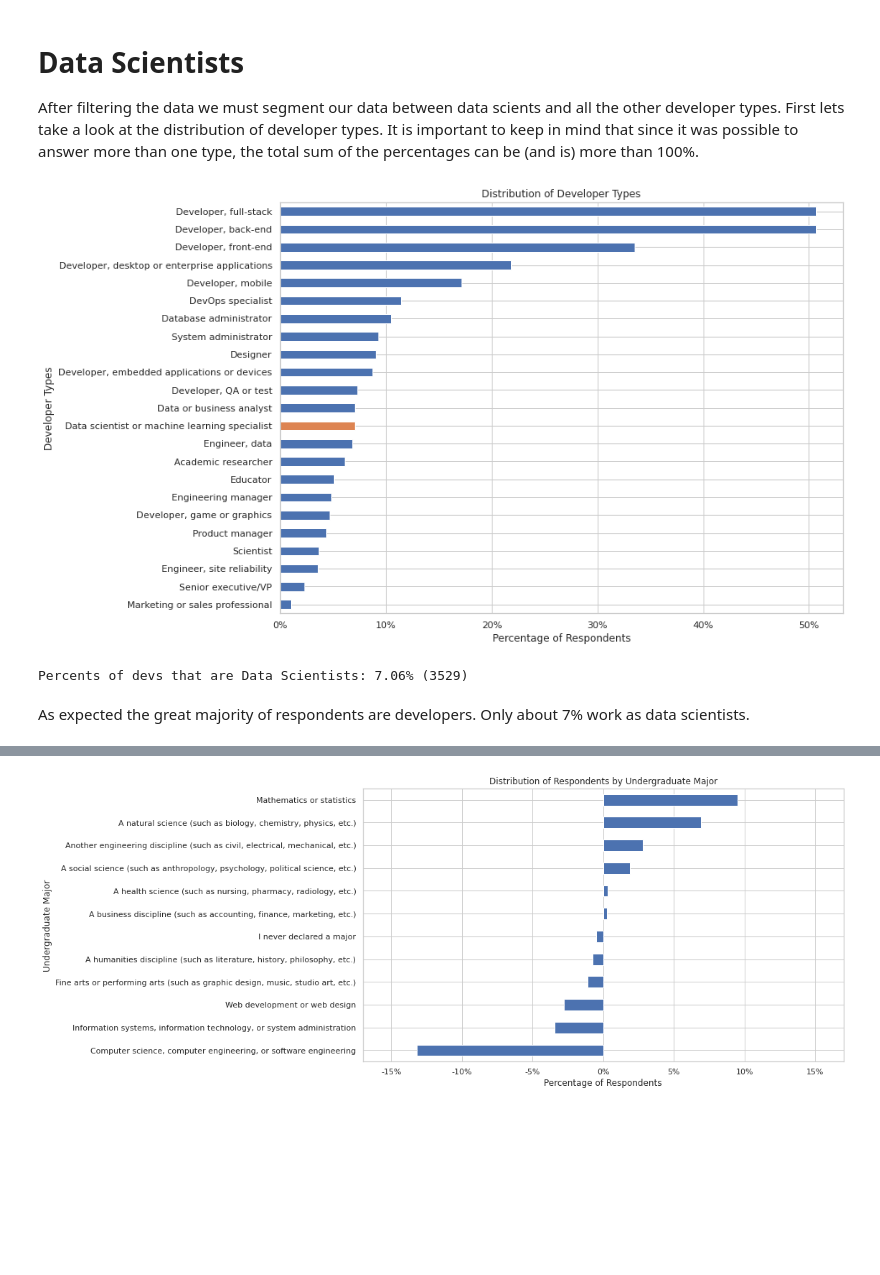
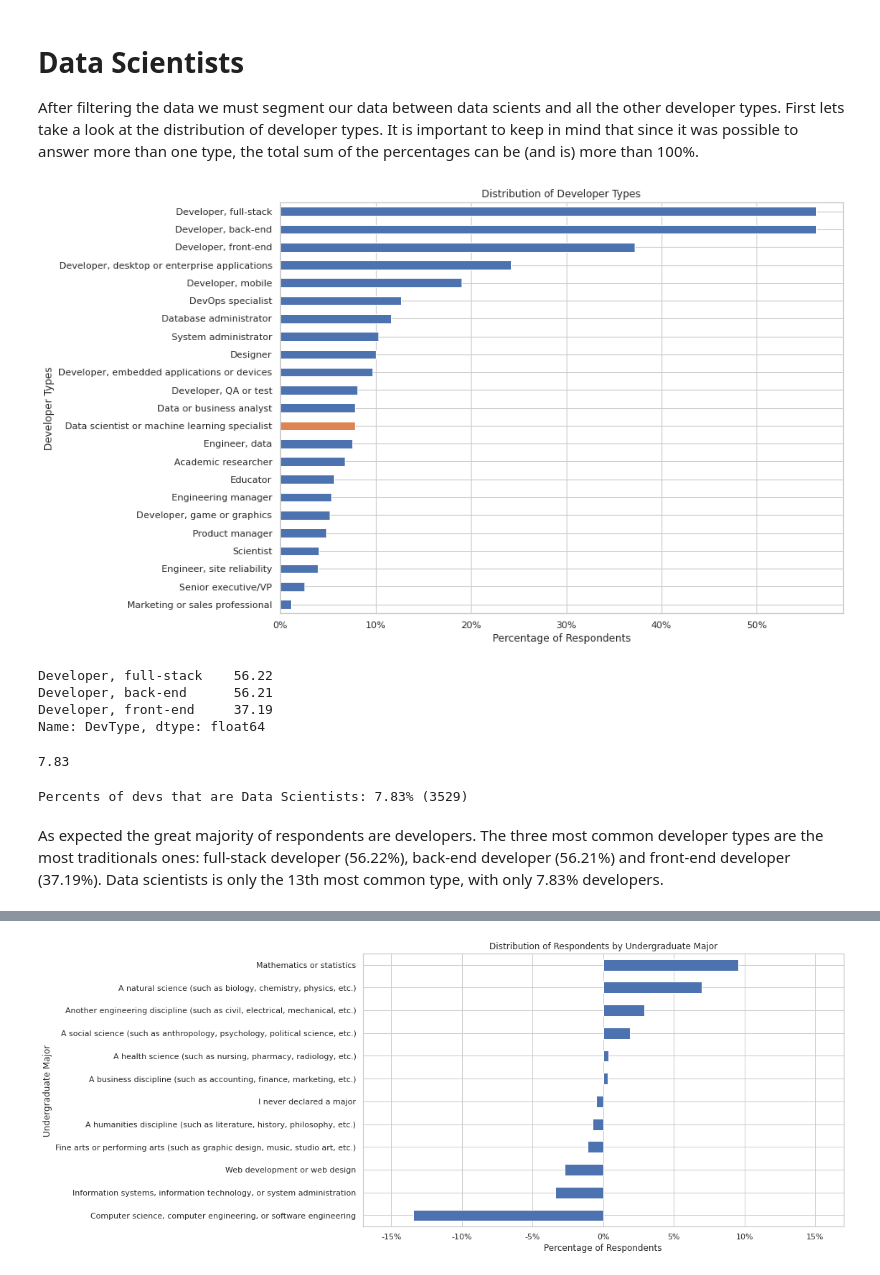
Before and after one commit to leofmr/stack_ds, a Jupyter notebook: DataScienceTechEdu.ipynb, the cells around one changed output, grey strips where cells are left out. Saved outputs shown, nothing was run; the diff lists cells and outputs as text; code cells hidden in the pictures; blank space fills up the shorter version.

```diff
--- a/DataScienceTechEdu.ipynb
+++ b/DataScienceTechEdu.ipynb
@@ -67,29 +67,55 @@ Percentual selecionado: 77.54%
 # Data Scientists
 
 After filtering the data we must segment our data between data scients and all the other developer types. First lets take a look at the distribution of developer types. It is important to keep in mind that since it was possible to answer more than one type, the total sum of the percentages can be (and is) more than 100%.
+# %%
+def compute_cat_dist(cat_data: pd.Series, multi: bool) -> pd.Series:
+    """Generate the distribution of valid responses in a categorical series. First,
+    missing data is removed and then we get the number of valid values.
+    If there is more than category per response we need to break the responses
+    and then reshape the data into a series with only one category per row.
+    Finally we compute the category counts and then divide it by the series size.
+    """
+
+    cat_data.dropna(inplace=True)
+    size = cat_data.shape[0]
+
+    if multi:
+        cat_data = cat_data.str.split(';').explode()
+
+    return cat_data.value_counts().div(size)
 # %%
-devtype_distr = df['DevType'].str.split(';').explode().dropna().value_counts().div(df.shape[0])
+devtype_distr = compute_cat_dist(df['DevType'], True)
 
 diff_index = 'Data scientist or machine learning specialist'
 palette = sns.color_palette()
 colors = [palette[1] if i == diff_index else palette[0] for i in devtype_distr.index]
 
 ax = devtype_distr.plot(kind='barh', figsize=(12, 9), color=colors)
 plt.gca().invert_yaxis()
 ax.xaxis.set_major_formatter(lambda x, p: f'{x:.0%}')
 plt.ylabel('Developer Types')
 plt.xlabel('Percentage of Respondents')
 plt.title('Distribution of Developer Types')
 plt.show()
 # %% [output]
-[figure, old version]
+[figure, new version]
+# %%
+devtype_distr.head(3).mul(100).round(2)
+# %% [output]
+Developer, full-stack    56.22
+Developer, back-end      56.21
+Developer, front-end     37.19
+Name: DevType, dtype: float64
+# %%
+round(devtype_distr['Data scientist or machine learning specialist'] * 100, 2)
+# %% [output]
+7.83
 # %%
+df.dropna(subset=['DevType'], inplace=True)
 df['DataScience'] = df['DevType'].str.contains('Data scientist or machine learning specialist')
-df['DataScience'].fillna(False, inplace=True)
-print(f'Percents of devs that are Data Scientists: {df["DataScience"].mean():.2%} ({df["DataScience"].sum()})')
 # %% [output]
-Percents of devs that are Data Scientists: 7.06% (3529)
+Percents of devs that are Data Scientists: 7.83% (3529)
 # %% [markdown]
-As expected the great majority of respondents are developers. Only about 7% work as data scientists.
+As expected the great majority of respondents are developers. The three most common developer types are the most traditionals ones: full-stack developer (56.22%), back-end developer (56.21%) and front-end developer (37.19%). Data scientists is only the 13th most common type, with only 7.83% developers.
 # %% [markdown]
 # Comparisons
```
Also changed, not shown: parts of 30 cells of this notebook, 5 other files.
